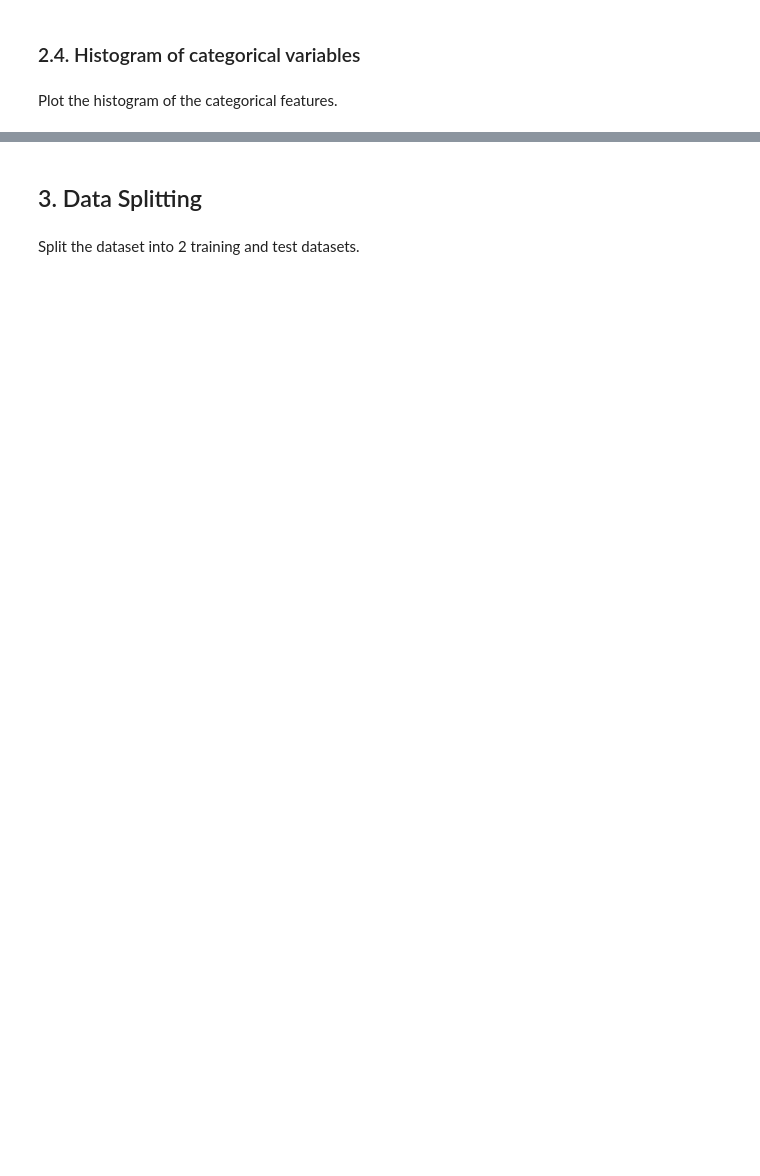
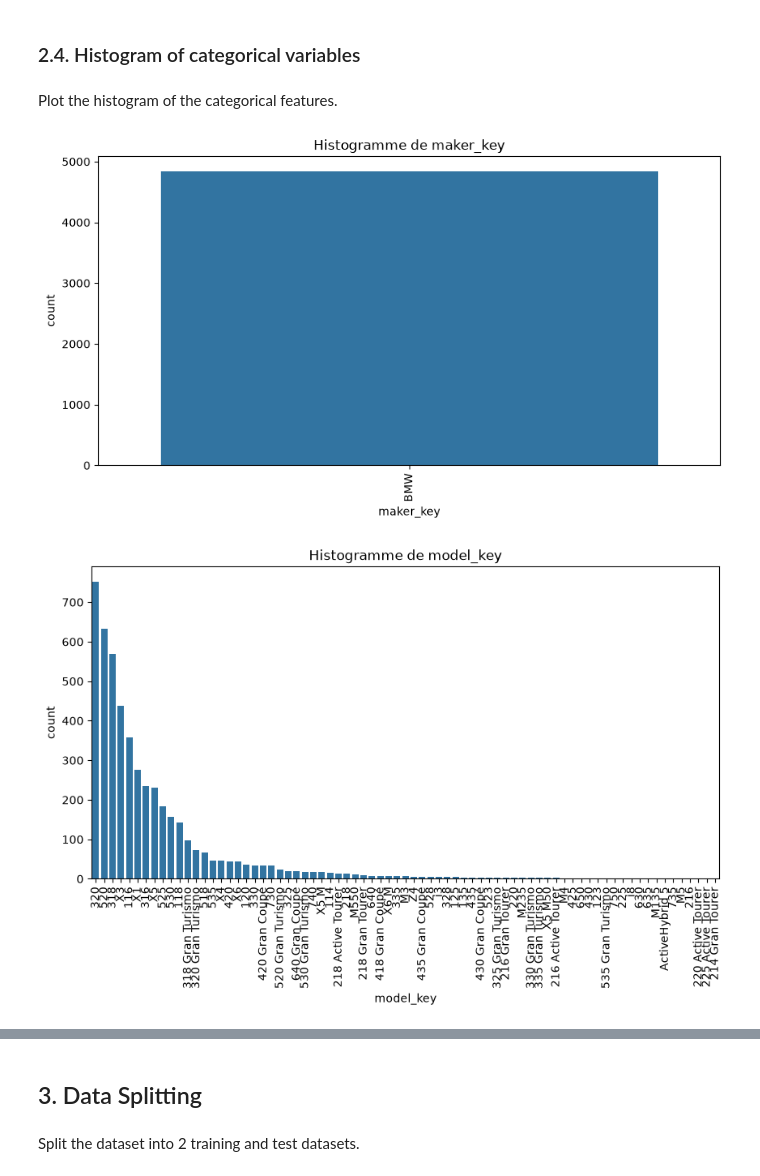
Before and after one commit to MATHYSECE/TD3-Introduction-machine-learning, a Jupyter notebook: Exo4_bmw_price_prediction_exercise_en.ipynb, the cells around one changed output, grey strips where cells are left out. Saved outputs shown, nothing was run; the diff lists cells and outputs as text; code cells hidden in the pictures; blank space fills up the shorter version.

```diff
--- a/Exo4_bmw_price_prediction_exercise_en.ipynb
+++ b/Exo4_bmw_price_prediction_exercise_en.ipynb
@@ -71,3 +111,15 @@ Plot the probabilistic distribution of the numerical features.
 ### 2.4. Histogram of categorical variables
 # %% [markdown]
 Plot the histogram of the categorical features.
+# %%
+colonnes_categories = ['maker_key', 'model_key', 'fuel', 'paint_color', 'car_type']
+
+for colonne in colonnes_categories:
+    plt.figure(figsize=(10, 5))
+    sns.countplot(x=df[colonne], order=df[colonne].value_counts().index)
+    plt.title("Histogramme de " + colonne)
+    plt.xticks(rotation=90)
+    plt.show()
+# %% [output]
+[figure, added]
+[figure, added]
```
Also changed, not shown: parts of 16 cells of this notebook.
